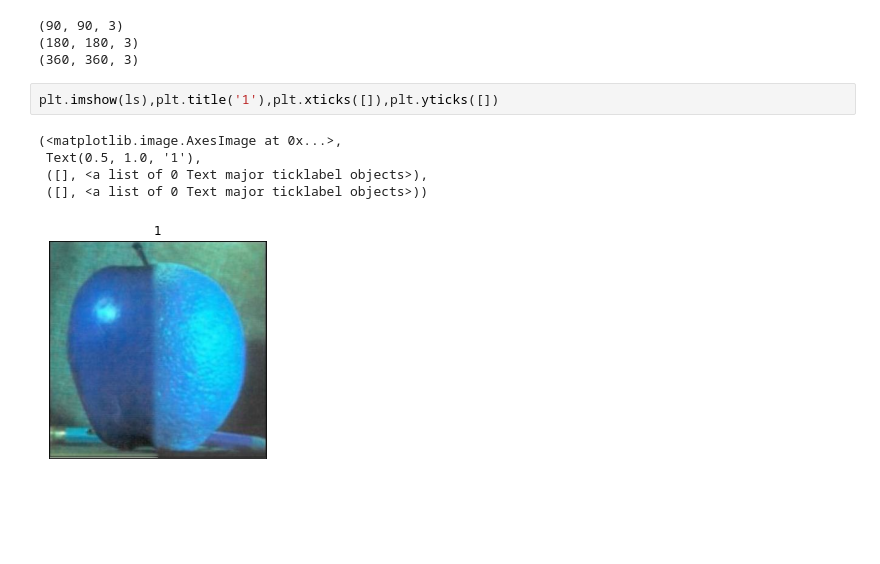
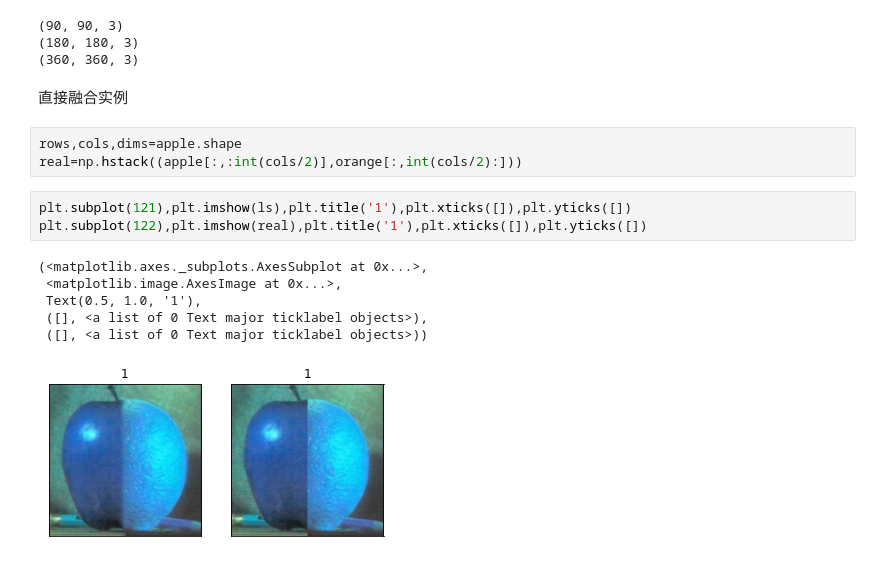
Before and after one commit to Lvwenchao/opencvProject, a Jupyter notebook: lesson3/image_pyramid.ipynb, the cells around one changed output. Saved outputs shown, nothing was run; the diff lists cells and outputs as text; blank space fills up the shorter version.

```diff
--- a/lesson3/image_pyramid.ipynb
+++ b/lesson3/image_pyramid.ipynb
@@ -101,11 +101,18 @@ for i in range(1,4):
 (90, 90, 3)
 (180, 180, 3)
 (360, 360, 3)
+# %% [markdown]
+直接融合实例
+# %%
+rows,cols,dims=apple.shape
+real=np.hstack((apple[:,:int(cols/2)],orange[:,int(cols/2):]))
 # %%
-plt.imshow(ls),plt.title('1'),plt.xticks([]),plt.yticks([])
+plt.subplot(121),plt.imshow(ls),plt.title('1'),plt.xticks([]),plt.yticks([])
+plt.subplot(122),plt.imshow(real),plt.title('1'),plt.xticks([]),plt.yticks([])
 # %% [output]
-(<matplotlib.image.AxesImage at 0x...>,
+(<matplotlib.axes._subplots.AxesSubplot at 0x...>,
+ <matplotlib.image.AxesImage at 0x...>,
  Text(0.5, 1.0, '1'),
  ([], <a list of 0 Text major ticklabel objects>),
  ([], <a list of 0 Text major ticklabel objects>))
-[figure, old version]
+[figure, new version]
```
